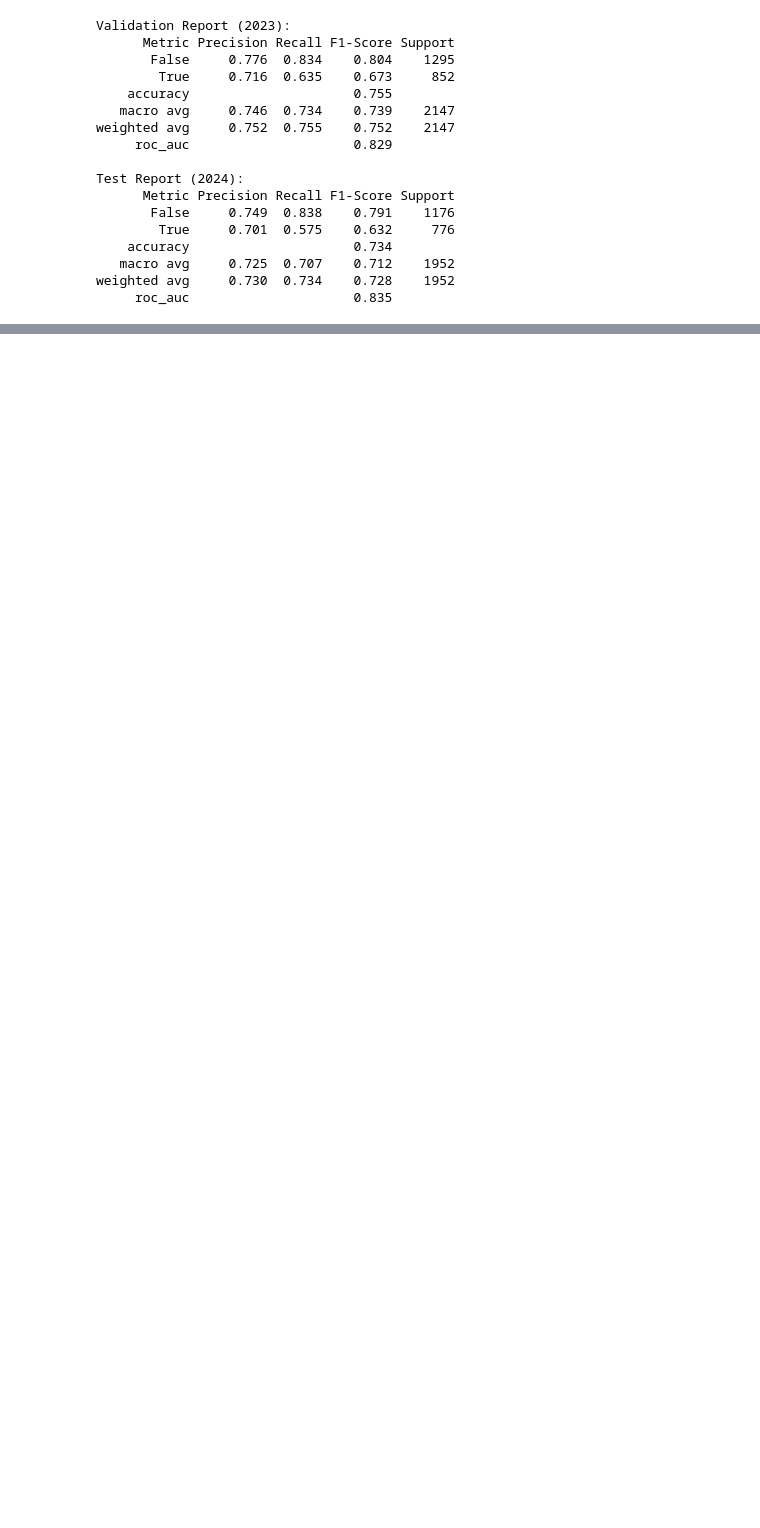
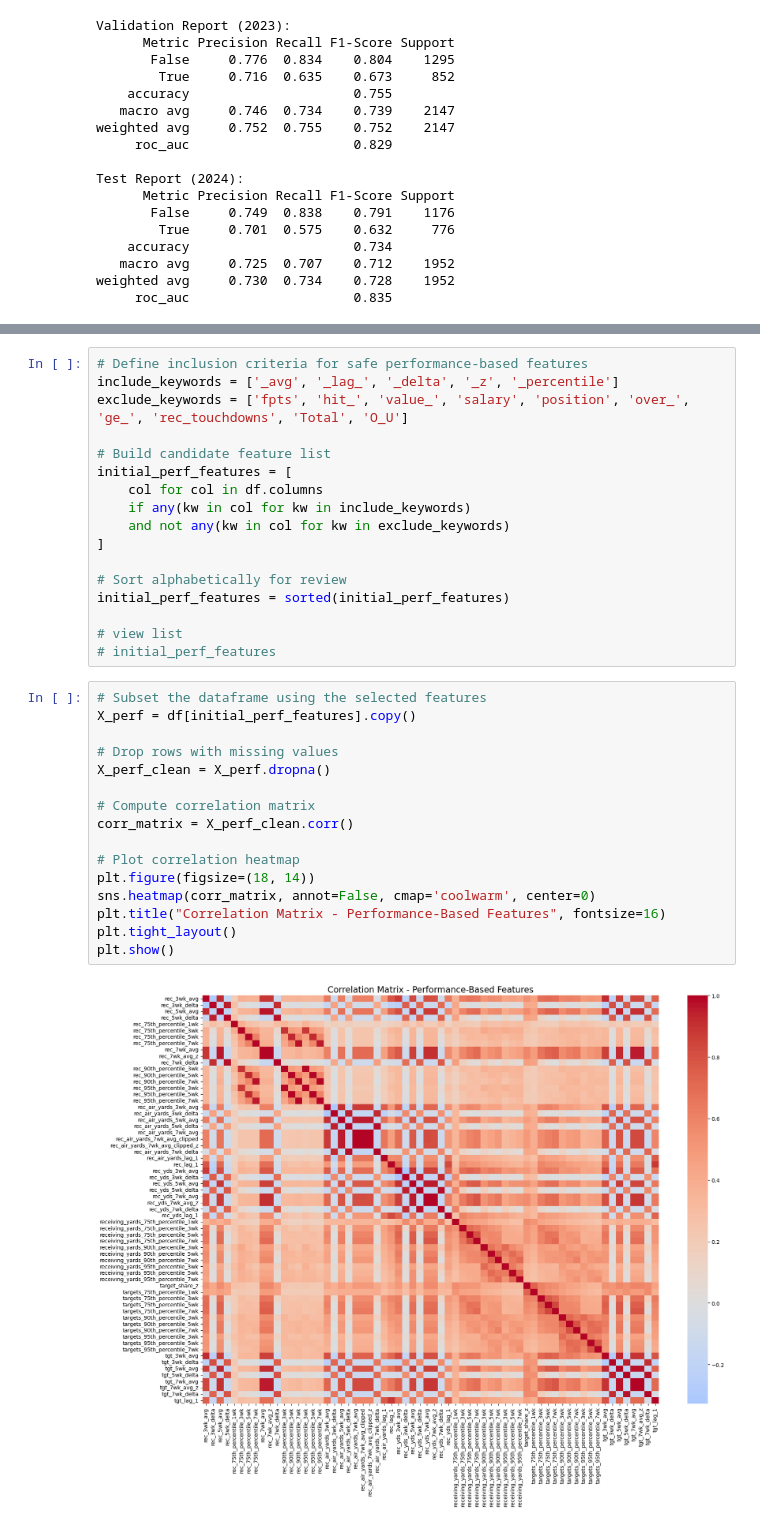
Before and after one commit to ARCtechmo/fanfav, a Jupyter notebook: wr_class_prob_model_dev.ipynb, the cells around one changed output, grey strips where cells are left out. Cells and saved outputs as stored; diff of their text form; blank space fills up the shorter version.

```diff
--- a/wr_class_prob_model_dev.ipynb
+++ b/wr_class_prob_model_dev.ipynb
@@ -1244,0 +1262,35 @@ weighted avg     0.730  0.734    0.728    1952
+# %%
+# Define inclusion criteria for safe performance-based features
+include_keywords = ['_avg', '_lag_', '_delta', '_z', '_percentile']
+exclude_keywords = ['fpts', 'hit_', 'value_', 'salary', 'position', 'over_', 'ge_', 'rec_touchdowns', 'Total', 'O_U']
+
+# Build candidate feature list
+initial_perf_features = [
+    col for col in df.columns
+    if any(kw in col for kw in include_keywords)
+    and not any(kw in col for kw in exclude_keywords)
+]
+
+# Sort alphabetically for review
+initial_perf_features = sorted(initial_perf_features)
+
+# view list
+# initial_perf_features
+# %%
+# Subset the dataframe using the selected features
+X_perf = df[initial_perf_features].copy()
+
+# Drop rows with missing values
+X_perf_clean = X_perf.dropna()
+
+# Compute correlation matrix
+corr_matrix = X_perf_clean.corr()
+
+# Plot correlation heatmap
+plt.figure(figsize=(18, 14))
+sns.heatmap(corr_matrix, annot=False, cmap='coolwarm', center=0)
+plt.title("Correlation Matrix - Performance-Based Features", fontsize=16)
+plt.tight_layout()
+plt.show()
+# %% [output]
+[figure, added]
```
Also changed, not shown: parts of 21 cells of this notebook.
